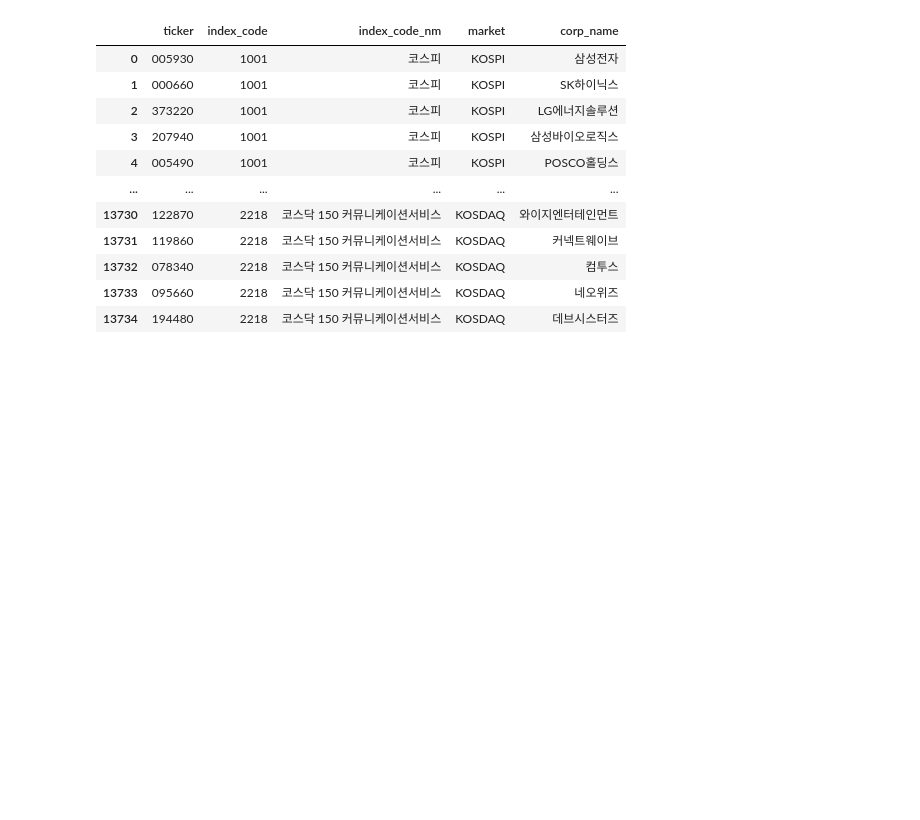
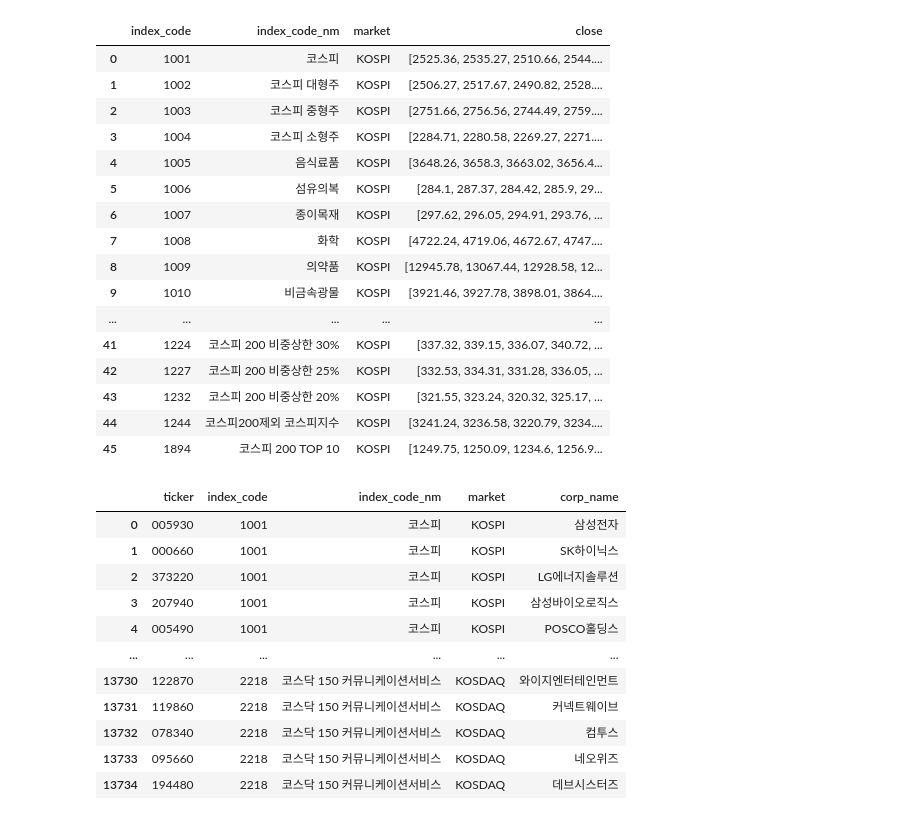
Before and after one commit to Unfinishedgod/finance_mlops, a Jupyter notebook: jupyter/index_master.ipynb, the cells around one changed output. Cells and saved outputs as stored; diff of their text form; code cells hidden in the pictures; blank space fills up the shorter version.

```diff
--- a/jupyter/index_master.ipynb
+++ b/jupyter/index_master.ipynb
@@ -90,6 +90,37 @@ kor_index_ohlcv_cleaning = t.to_pandas()
 
 t = pq.read_table('data_crawler/kor_index_list_df/kor_index_list_df.parquet')
 kor_index_list_df = t.to_pandas()
+# %%
+
+kor_index_ohlcv = kor_index_ohlcv[kor_index_ohlcv['date'] > today_date2]
+
+df = kor_index_ohlcv.groupby(['index_code'])['close'].apply(list).reset_index()
+
+
+df2 = pd.merge(kor_index_list_df, df,
+        on = 'index_code',
+        how = 'left')
+
+df_kospi = df2[df2['market'] == 'KOSPI']
+df_kospi
+# %% [output]
+|  | index_code | index_code_nm | market | close |
+| 0 | 1001 | 코스피 | KOSPI | [2525.36, 2535.27, 2510.66, 2544.... |
+| 1 | 1002 | 코스피 대형주 | KOSPI | [2506.27, 2517.67, 2490.82, 2528.... |
+| 2 | 1003 | 코스피 중형주 | KOSPI | [2751.66, 2756.56, 2744.49, 2759.... |
+| 3 | 1004 | 코스피 소형주 | KOSPI | [2284.71, 2280.58, 2269.27, 2271.... |
+| 4 | 1005 | 음식료품 | KOSPI | [3648.26, 3658.3, 3663.02, 3656.4... |
+| 5 | 1006 | 섬유의복 | KOSPI | [284.1, 287.37, 284.42, 285.9, 29... |
+| 6 | 1007 | 종이목재 | KOSPI | [297.62, 296.05, 294.91, 293.76, ... |
+| 7 | 1008 | 화학 | KOSPI | [4722.24, 4719.06, 4672.67, 4747.... |
+| 8 | 1009 | 의약품 | KOSPI | [12945.78, 13067.44, 12928.58, 12... |
+| 9 | 1010 | 비금속광물 | KOSPI | [3921.46, 3927.78, 3898.01, 3864.... |
+| ... | ... | ... | ... | ... |
+| 41 | 1224 | 코스피 200 비중상한 30% | KOSPI | [337.32, 339.15, 336.07, 340.72, ... |
+| 42 | 1227 | 코스피 200 비중상한 25% | KOSPI | [332.53, 334.31, 331.28, 336.05, ... |
+| 43 | 1232 | 코스피 200 비중상한 20% | KOSPI | [321.55, 323.24, 320.32, 325.17, ... |
+| 44 | 1244 | 코스피200제외 코스피지수 | KOSPI | [3241.24, 3236.58, 3220.79, 3234.... |
+| 45 | 1894 | 코스피 200 TOP 10 | KOSPI | [1249.75, 1250.09, 1234.6, 1256.9... |
 # %%
 index_code_master
 # %% [output]
```
Also changed, not shown: parts of 2 cells of this notebook, 1 other file.
